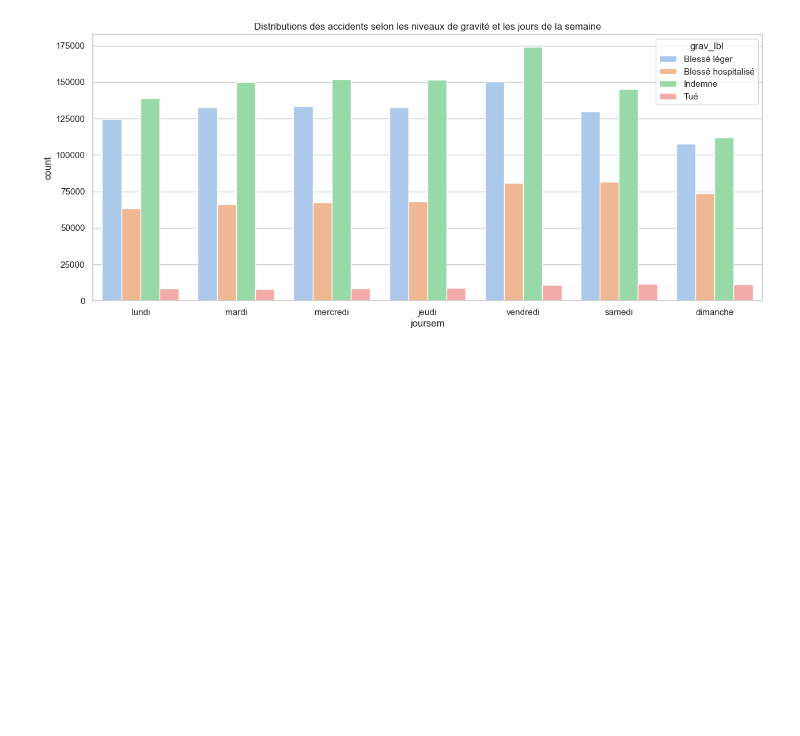
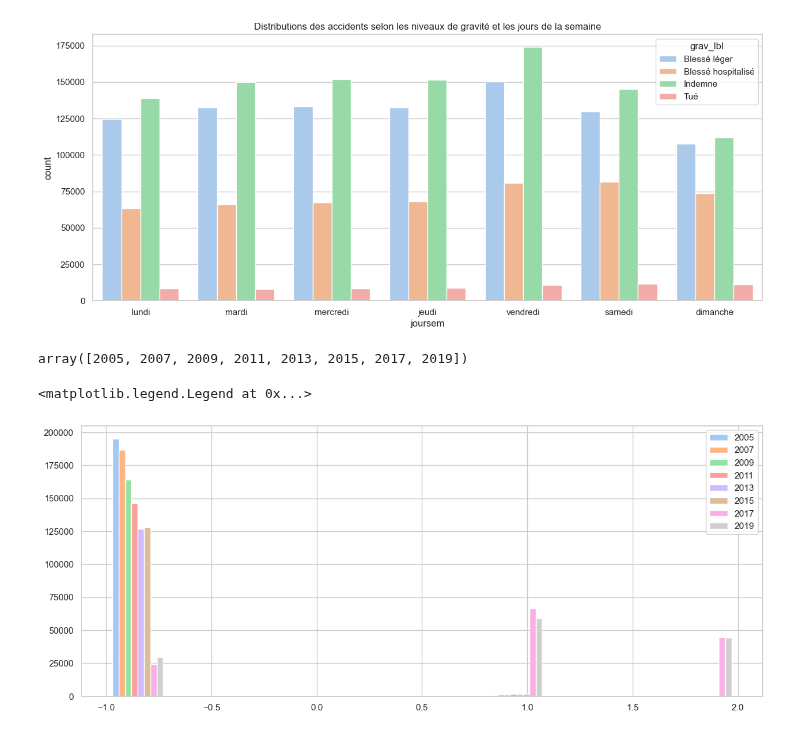
Before and after one commit to nicolascarayon/projet-accidents-routiers, a Jupyter notebook: nico_load_data_in_df.ipynb, the cells around one changed output. Cells and saved outputs as stored; diff of their text form; code cells hidden in the pictures; blank space fills up the shorter version.

```diff
--- a/nico_load_data_in_df.ipynb
+++ b/nico_load_data_in_df.ipynb
@@ -483,3 +494,19 @@ ax = sns.countplot(data=df_tmp, x="joursem", hue="grav_lbl",
                    order=['lundi', 'mardi', 'mercredi', 'jeudi', 'vendredi', 'samedi', 'dimanche']);
 # %% [output]
 [figure]
+# %%
+np.arange(start_year, end_year, 2)
+# %% [output]
+array([2005, 2007, 2009, 2011, 2013, 2015, 2017, 2019])
+# %%
+df.senc.unique()
+df_lst = []
+for year in np.arange(start_year, end_year, 2):
+    df_lst.append(df[df.an==year].senc)
+
+
+plt.hist(df_lst, label=np.arange(start_year, end_year, 2));
+plt.legend()
+# %% [output]
+<matplotlib.legend.Legend at 0x...>
+[figure, added]
```
Also changed, not shown: parts of 13 cells of this notebook, 1 other file.
